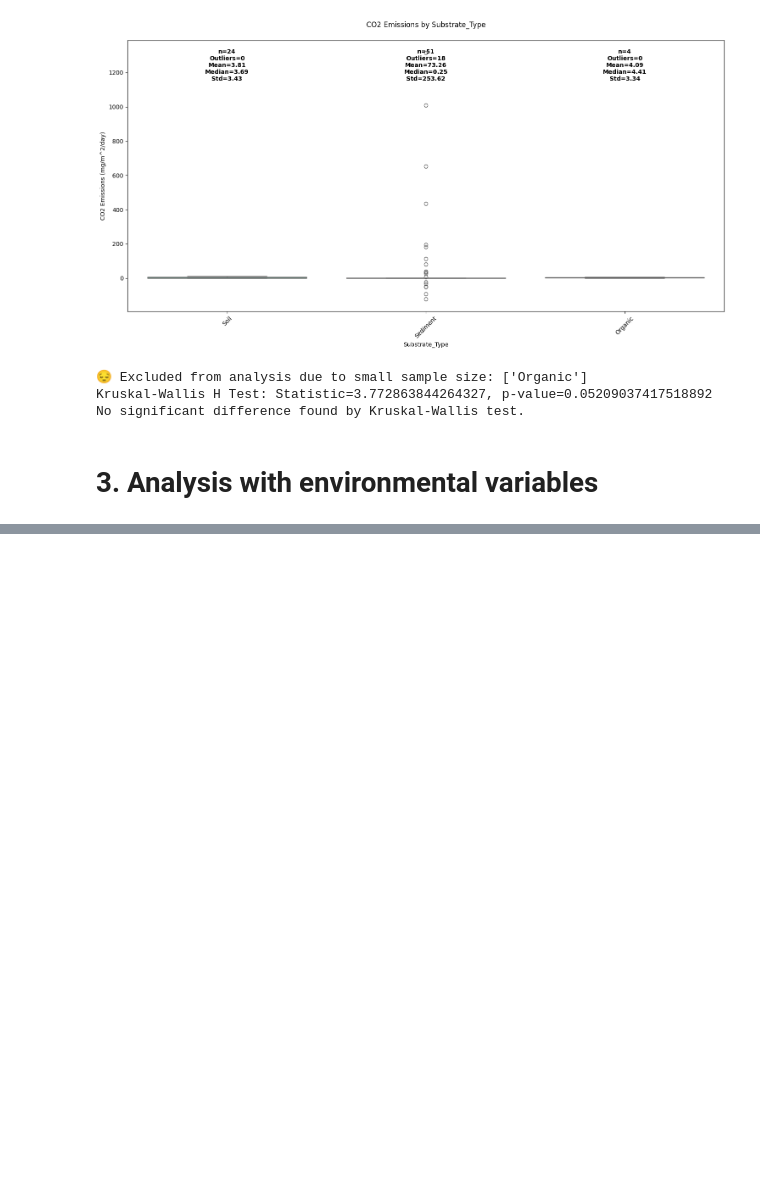
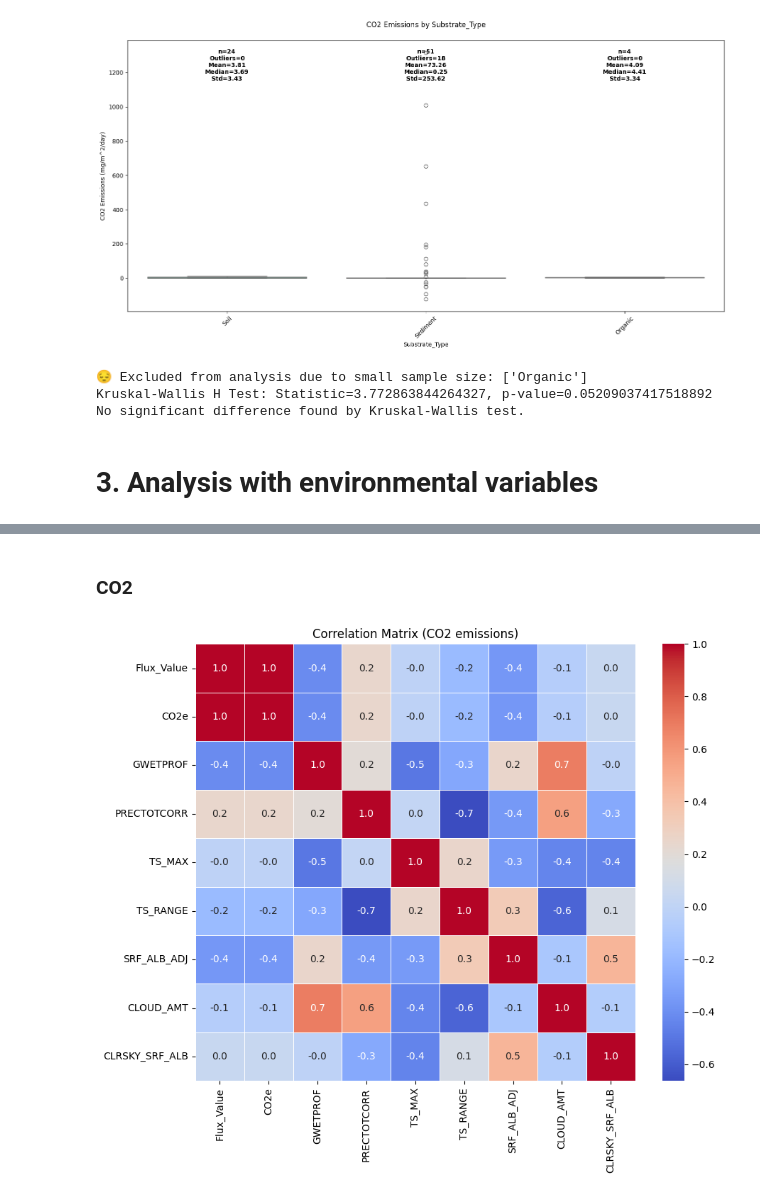
Before and after one commit to cavs1010/wetland_data_ana, a Jupyter notebook: data_analysis.ipynb, the cells around one changed output, grey strips where cells are left out. Drawn from its saved outputs; the diff is of its cells as text; code cells hidden in the pictures; blank space fills up the shorter version.

```diff
--- a/data_analysis.ipynb
+++ b/data_analysis.ipynb
@@ -775,0 +869,34 @@ KeyboardInterrupt:
+# %%
+co2_data = final_df[final_df['GHG_Type'] == 'CO2']
+ch4_data = final_df[final_df['GHG_Type'] == 'CH4']
+n2o_data = final_df[final_df['GHG_Type'] == 'N2O']
+
+# Filter the dataset for CO2 emissions and chamber-based measurements
+co2_chamber_data = co2_data[co2_data['Equipment'].isin(['Static Chambers', 'Floating Chambers', 'Dynamic Chambers'])]
+
+# Filter the dataset for CH4 emissions and chamber-based measurements
+ch4_chamber_data = ch4_data[ch4_data['Equipment'].isin(['Static Chambers', 'Floating Chambers', 'Dynamic Chambers'])]
+
+# Filter the dataset for N2O emissions and chamber-based measurements
+n2o_chamber_data = n2o_data[n2o_data['Equipment'].isin(['Static Chambers', 'Floating Chambers', 'Dynamic Chambers'])]
+# %%
+def create_correlation_matrix(df, type_GHG):
+  # Getting the numeric columns in my Dataframe
+  numerical_df = df.iloc[:, 16:]
+
+  # Calculate the Correlation
+  corr_matrix = numerical_df.corr()
+  print(corr_matrix)
+
+  # Plot the correlation matrix using Seaborn
+  plt.figure(figsize=(10, 8))
+  sns.heatmap(corr_matrix, annot=True, cmap='coolwarm', fmt='.1f', linewidths=0.5)
+  plt.title(f'Correlation Matrix ({type_GHG} emissions)')
+  plt.show()
+# %% [markdown]
+
+### CO2
+# %%
+create_correlation_matrix(df = co2_chamber_data, type_GHG = 'CO2')
+# %% [output]
+[figure, added]
```
Also changed, not shown: parts of 34 cells of this notebook.
